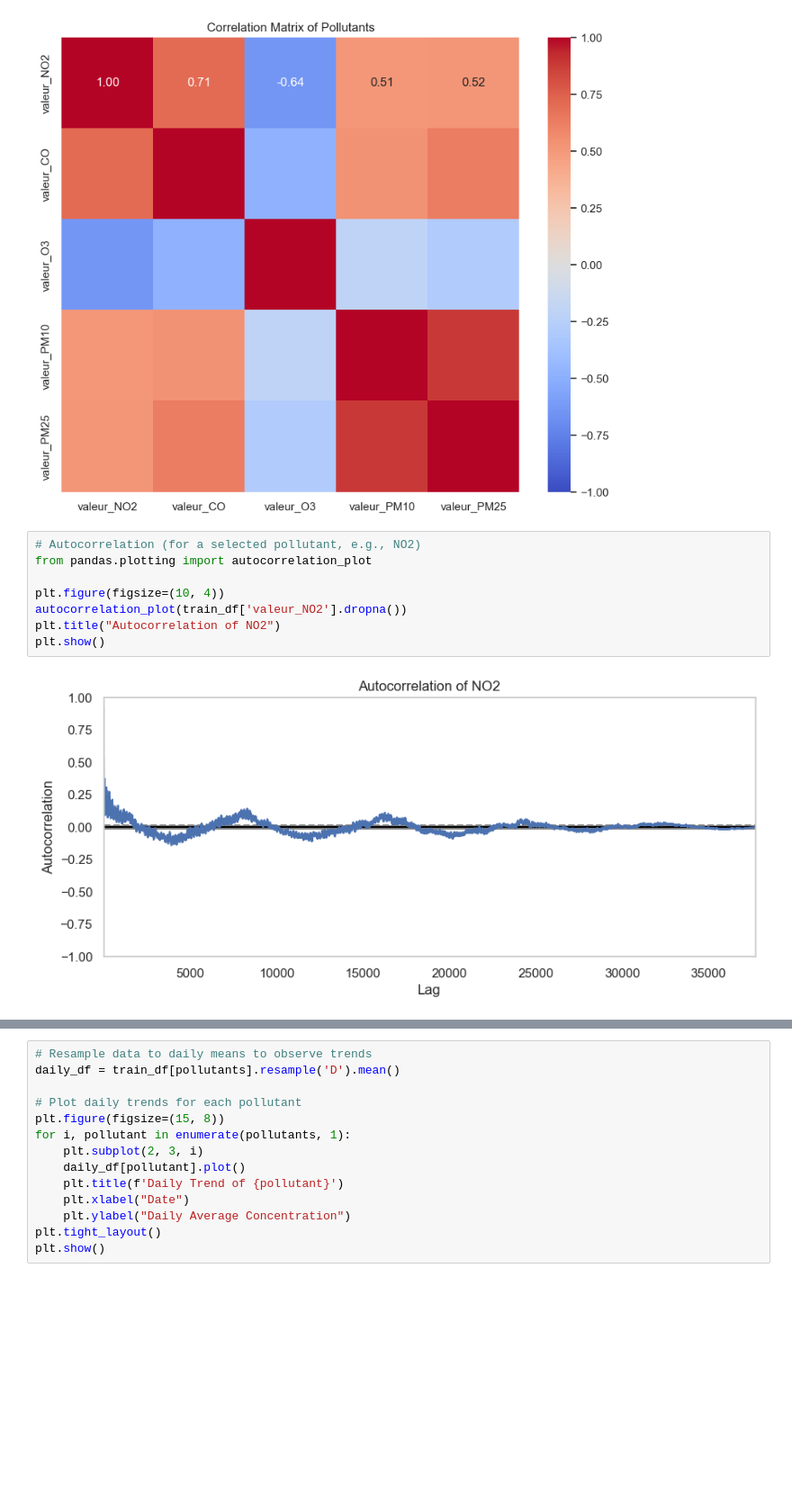
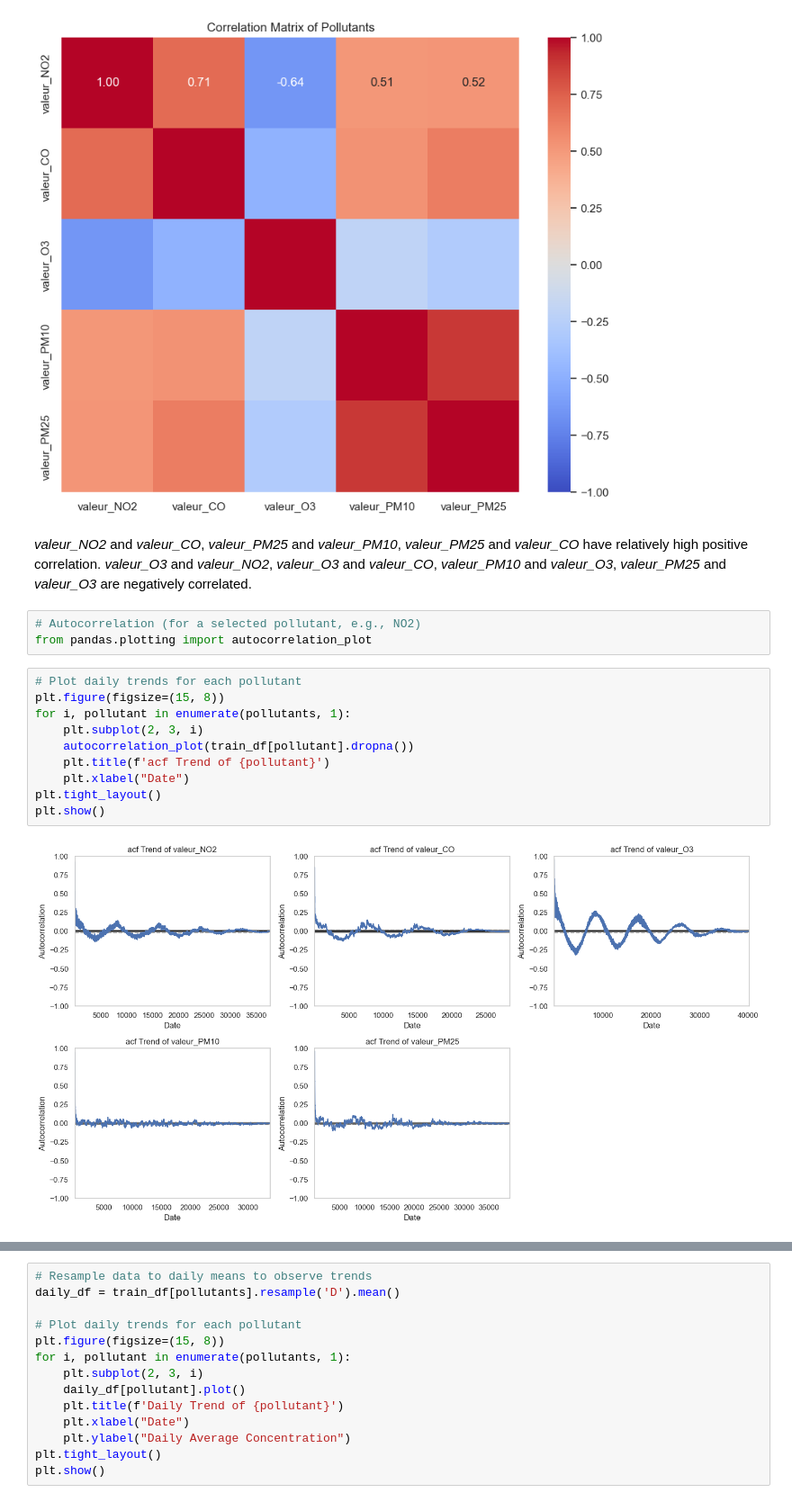
Before and after one commit to Trung-Dan-Phan/kaggle_time_series, a Jupyter notebook: notebooks/eda.ipynb, the cells around one changed output, grey strips where cells are left out. Shown at 90% size. Saved outputs shown, nothing was run; the diff lists cells and outputs as text; blank space fills up the shorter version.

Commit message:
add explanation for all eda graphs

```diff
--- a/notebooks/eda.ipynb
+++ b/notebooks/eda.ipynb
@@ -147,13 +154,20 @@ plt.title("Correlation Matrix of Pollutants")
 plt.show()
 # %% [output]
 [figure]
+# %% [markdown]
+*valeur_NO2* and *valeur_CO*, *valeur_PM25* and *valeur_PM10*, *valeur_PM25* and *valeur_CO* have relatively high positive correlation. *valeur_O3* and *valeur_NO2*, *valeur_O3* and *valeur_CO*, *valeur_PM10* and *valeur_O3*, *valeur_PM25* and *valeur_O3* are negatively correlated.
 # %%
 # Autocorrelation (for a selected pollutant, e.g., NO2)
 from pandas.plotting import autocorrelation_plot
-
-plt.figure(figsize=(10, 4))
-autocorrelation_plot(train_df['valeur_NO2'].dropna())
-plt.title("Autocorrelation of NO2")
-plt.show()
-# %% [output]
-[figure, removed]
+# %%
+# Plot daily trends for each pollutant
+plt.figure(figsize=(15, 8))
+for i, pollutant in enumerate(pollutants, 1):
+    plt.subplot(2, 3, i)
+    autocorrelation_plot(train_df[pollutant].dropna())
+    plt.title(f'acf Trend of {pollutant}')
+    plt.xlabel("Date")
+plt.tight_layout()
+plt.show()
+# %% [output]
+[figure, added]
```
Also changed, not shown: parts of 8 cells of this notebook.
